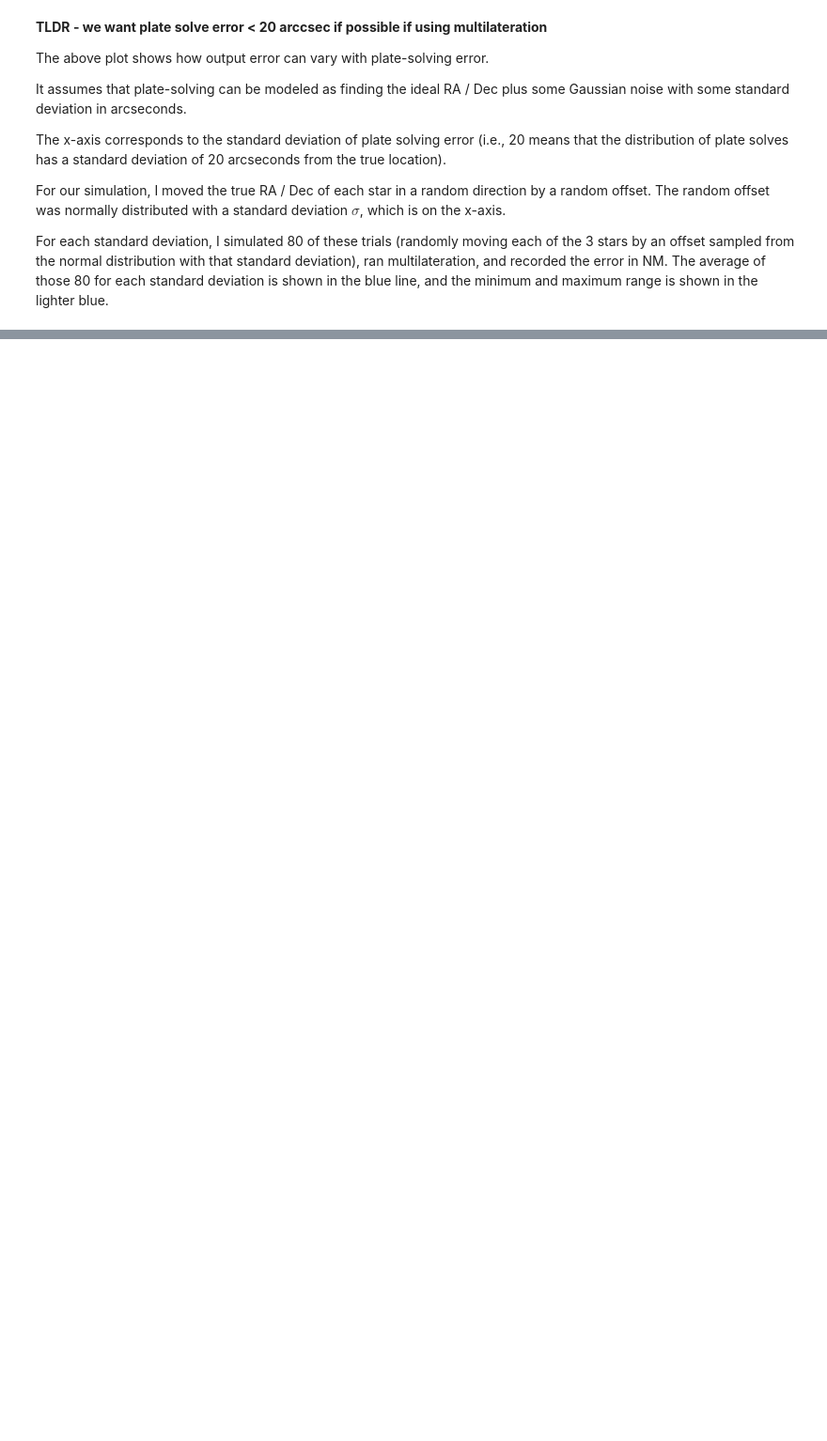
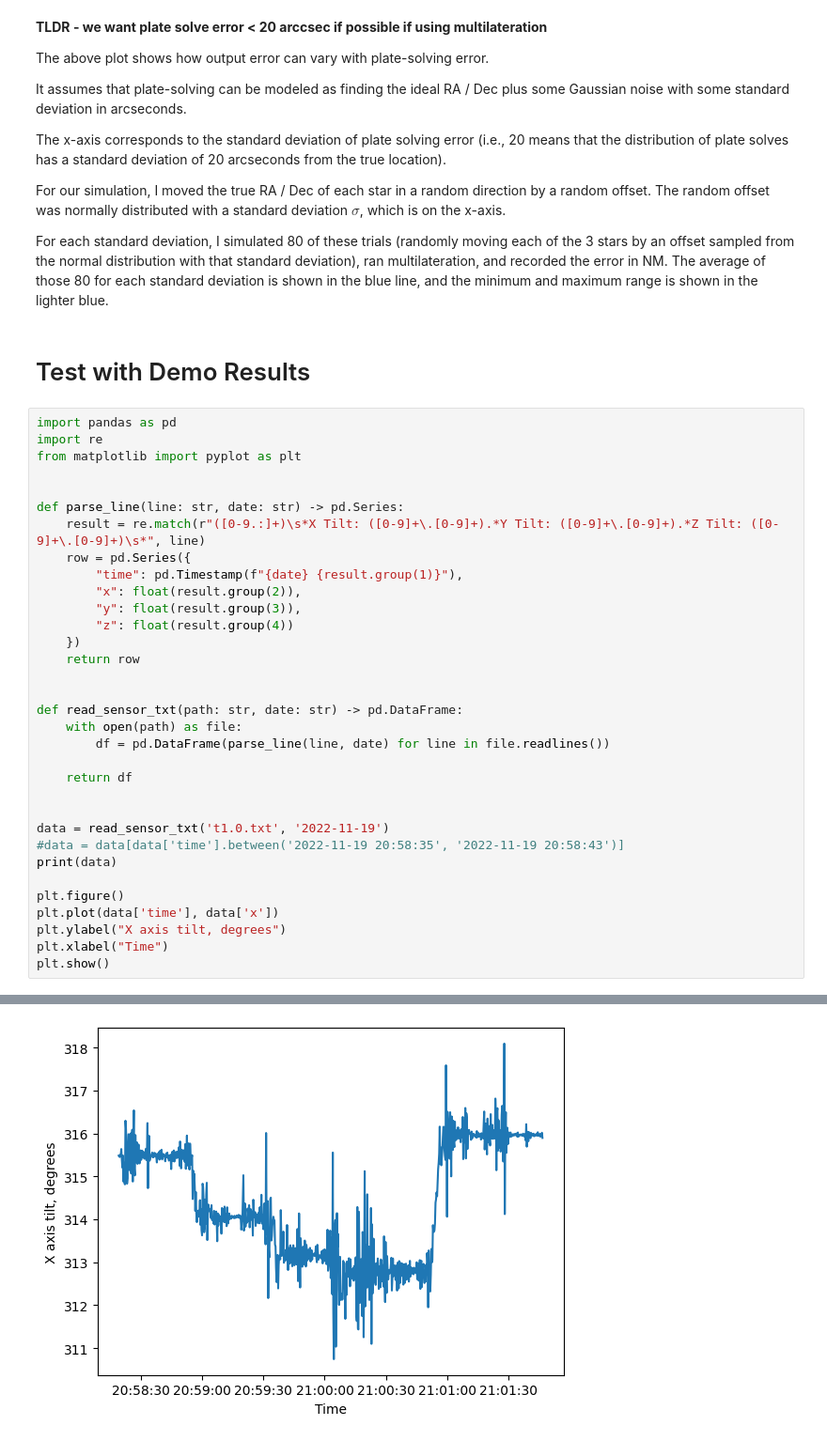
Before and after one commit to evallen/astronav, a Jupyter notebook: multilateration_error_analysis.ipynb, the cells around one changed output, grey strips where cells are left out. Shown at 94% size. Saved outputs shown, nothing was run; the diff lists cells and outputs as text; blank space fills up the shorter version.

Commit message:
real data works

```diff
--- a/multilateration_error_analysis.ipynb
+++ b/multilateration_error_analysis.ipynb
@@ -247,3 +247,39 @@ stars by an offset sampled from the normal distribution with that standard devia
 ran multilateration, and recorded the error in NM. The average of those 80 for each standard
 deviation is shown in the blue line, and the minimum and maximum range is shown in the lighter
 blue.
+# %% [markdown]
+# Test with Demo Results
+# %%
+import pandas as pd
+import re
+from matplotlib import pyplot as plt
+
+
+def parse_line(line: str, date: str) -> pd.Series:
+    result = re.match(r"([0-9.:]+)\s*X Tilt: ([0-9]+\.[0-9]+).*Y Tilt: ([0-9]+\.[0-9]+).*Z Tilt: ([0-9]+\.[0-9]+)\s*", line)
+    row = pd.Series({
+        "time": pd.Timestamp(f"{date} {result.group(1)}"),
+        "x": float(result.group(2)),
+        "y": float(result.group(3)),
+        "z": float(result.group(4))
+    })
+    return row
+
+
+def read_sensor_txt(path: str, date: str) -> pd.DataFrame:
+    with open(path) as file:
+        df = pd.DataFrame(parse_line(line, date) for line in file.readlines())
+
+    return df
+
+
+data = read_sensor_txt('t1.0.txt', '2022-11-19')
+#data = data[data['time'].between('2022-11-19 20:58:35', '2022-11-19 20:58:43')]
+print(data)
+
+plt.figure()
+plt.plot(data['time'], data['x'])
+plt.ylabel("X axis tilt, degrees")
+plt.xlabel("Time")
+plt.show()
+# %% [output]
@@ -249,0 +300 @@ blue.
+[figure, added]
```
Also changed, not shown: parts of 6 cells of this notebook, 1 other file.
